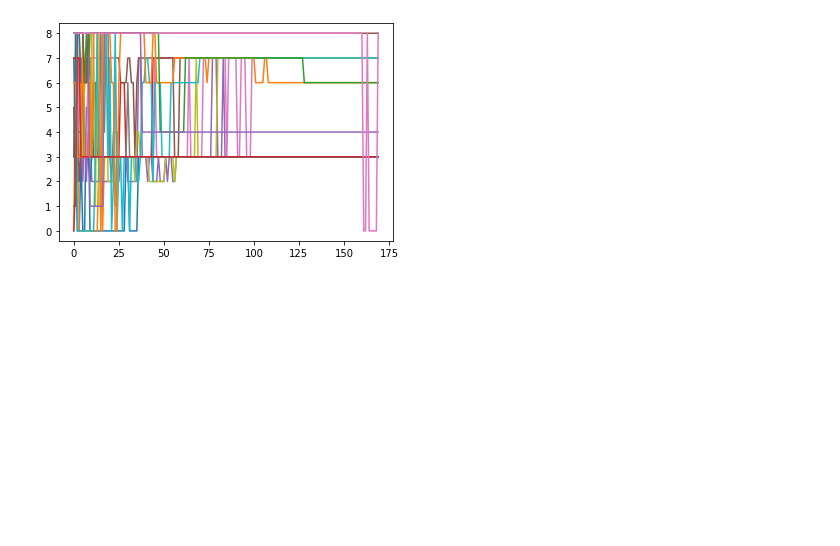
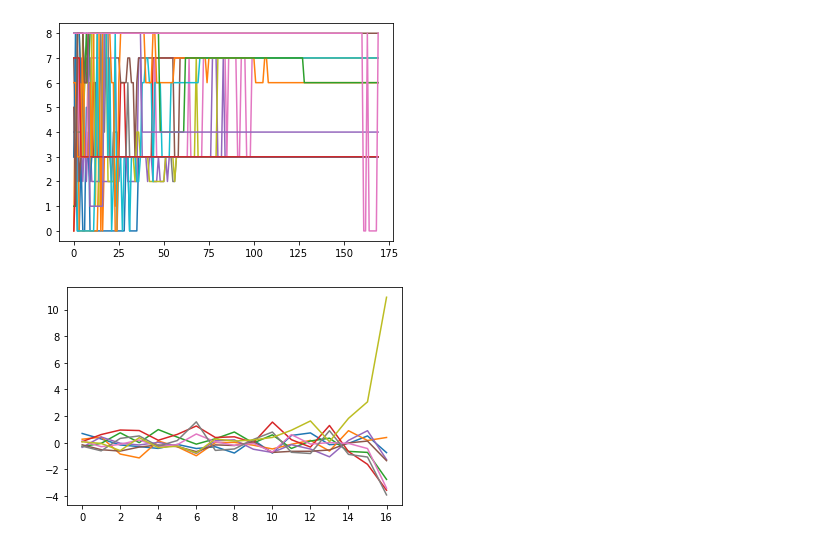
Before and after one commit to notaxaiha/FBNet, a Jupyter notebook: example_theta_plot.ipynb, the cells around one changed output. Saved outputs shown, nothing was run; the diff lists cells and outputs as text; code cells hidden in the pictures; blank space fills up the shorter version.

```diff
--- a/example_theta_plot.ipynb
+++ b/example_theta_plot.ipynb
@@ -30,7 +30,7 @@ model_dictionary['m2_orig']['block_op_type']
  ['ir_k3_e6']]
 # %%
 # loader set up
-arch_theta_loader = theta_loader('0817_test_eval_min01_cifar100')
+arch_theta_loader = ThetaLoader('0817_test_eval_min01_cifar100', search_space_depth=17)
 
 # loader read csv
 arch_theta_loader.read_csv()
@@ -43,3 +43,7 @@ softmax_result = arch_theta_loader.get_softmax_result()
 arch_theta_loader.plot_architecture_search_trend(softmax_result)
 # %% [output]
 [figure]
+# %%
+arch_theta_loader.plot_thetas_on_epoch(20)
+# %% [output]
+[figure, added]
```
Also changed, not shown: parts of 2 cells of this notebook, 4 other files.
